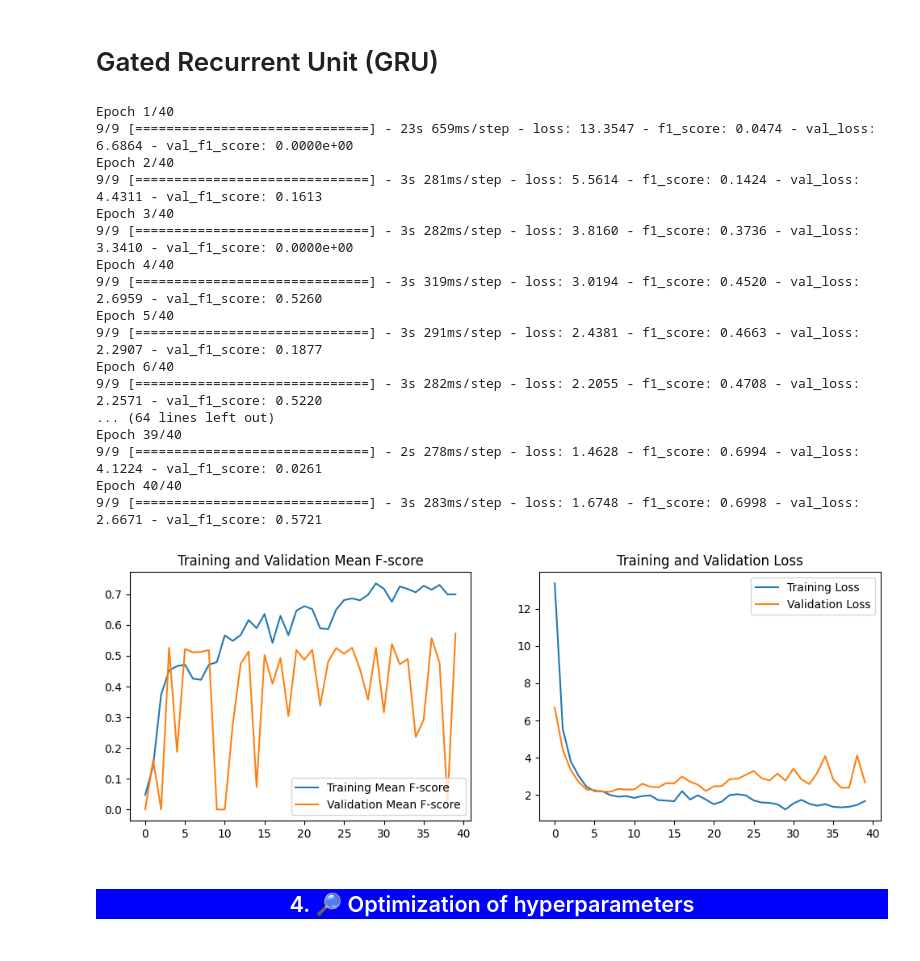
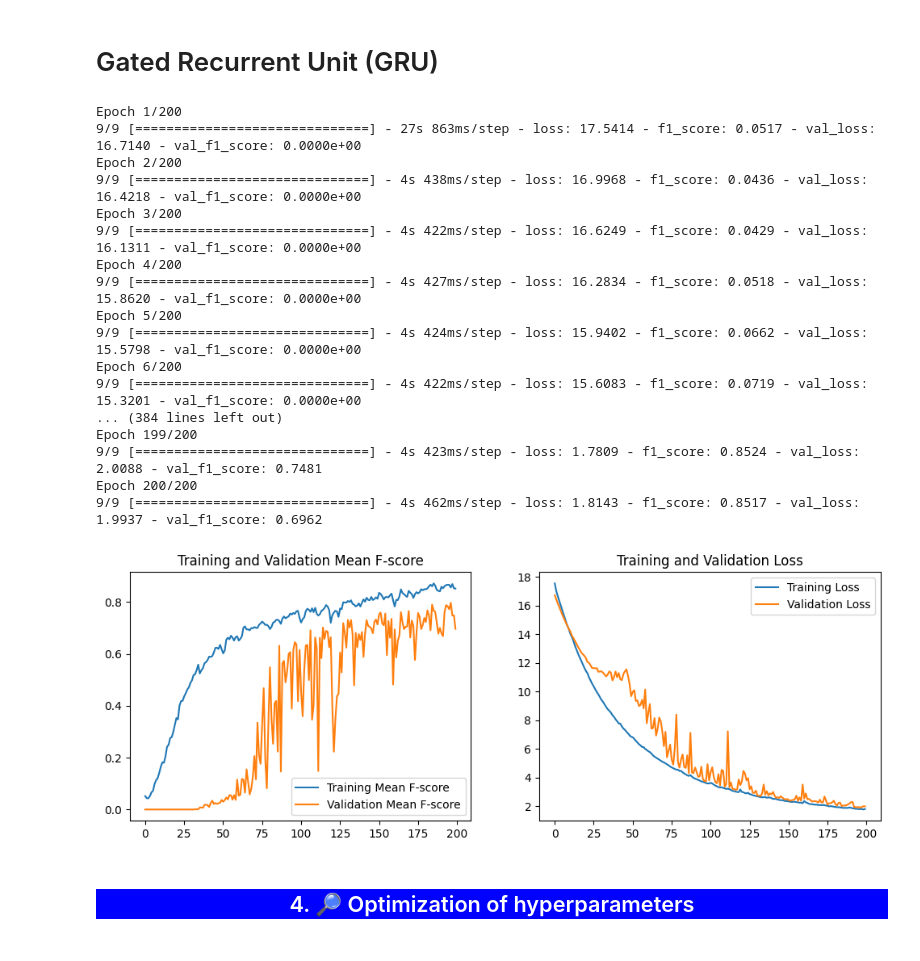
Before and after one commit to annamalkova8/Motorica-internship-task, a Jupyter notebook: motorica-internship-task.ipynb, the cells around one changed output. Drawn from its saved outputs; the diff is of its cells as text; code cells hidden in the pictures.

```diff
--- a/motorica-internship-task.ipynb
+++ b/motorica-internship-task.ipynb
@@ -350,46 +375,47 @@ Epoch 40/40
 # Gated Recurrent Unit (GRU)
 # %%
 model_gru = Sequential()
-model_gru.add(Bidirectional(GRU(100, return_sequences=True,
-                            kernel_regularizer=l1(0.01)),
+model_gru.add(Bidirectional(GRU(150, return_sequences=True,
+                            kernel_regularizer=l2(0.1)),
                         input_shape=(n_timesteps, n_features)
                        ))
 model_gru.add(BatchNormalization())
-model_gru.add(Bidirectional(GRU(50, return_sequences=True)))
+model_gru.add(Bidirectional(GRU(100, return_sequences=True)))
 model_gru.add(BatchNormalization())
 model_gru.add(Bidirectional(GRU(50, return_sequences=True)))
 model_gru.add(BatchNormalization())
 model_gru.add(Bidirectional(GRU(25, return_sequences=True)))
 model_gru.add(BatchNormalization())
-model_gru.add(Dropout(0.2))
+model_gru.add(Dropout(0.4))
 model_gru.add(TimeDistributed(Dense(n_classes, activation='softmax')))
-optimizer = Adam(learning_rate=0.01)
+optimizer = Adam(learning_rate=0.0001)
 model_gru.compile(loss='categorical_crossentropy', optimizer=optimizer, metrics=[f1_score])
 history_gru = model_gru.fit(X_train_norm,
                     y_train,
-                    epochs=40,
+                    epochs=200,
                     batch_size=32,
                     validation_data=(X_valid_norm, y_valid))
-plot_accur(history_gru, epochs=40)
+plot_accur(history_gru, epochs=200)
+K.clear_session()
 # %% [output]
-Epoch 1/40
-9/9 [==============================] - 23s 659ms/step - loss: 13.3547 - f1_score: 0.0474 - val_loss: 6.6864 - val_f1_score: 0.0000e+00
-Epoch 2/40
-9/9 [==============================] - 3s 281ms/step - loss: 5.5614 - f1_score: 0.1424 - val_loss: 4.4311 - val_f1_score: 0.1613
-Epoch 3/40
-9/9 [==============================] - 3s 282ms/step - loss: 3.8160 - f1_score: 0.3736 - val_loss: 3.3410 - val_f1_score: 0.0000e+00
-Epoch 4/40
-9/9 [==============================] - 3s 319ms/step - loss: 3.0194 - f1_score: 0.4520 - val_loss: 2.6959 - val_f1_score: 0.5260
-Epoch 5/40
-9/9 [==============================] - 3s 291ms/step - loss: 2.4381 - f1_score: 0.4663 - val_loss: 2.2907 - val_f1_score: 0.1877
-Epoch 6/40
-9/9 [==============================] - 3s 282ms/step - loss: 2.2055 - f1_score: 0.4708 - val_loss: 2.2571 - val_f1_score: 0.5220
-... (64 lines left out)
-Epoch 39/40
-9/9 [==============================] - 2s 278ms/step - loss: 1.4628 - f1_score: 0.6994 - val_loss: 4.1224 - val_f1_score: 0.0261
-Epoch 40/40
-9/9 [==============================] - 3s 283ms/step - loss: 1.6748 - f1_score: 0.6998 - val_loss: 2.6671 - val_f1_score: 0.5721
+Epoch 1/200
+9/9 [==============================] - 27s 863ms/step - loss: 17.5414 - f1_score: 0.0517 - val_loss: 16.7140 - val_f1_score: 0.0000e+00
+Epoch 2/200
+9/9 [==============================] - 4s 438ms/step - loss: 16.9968 - f1_score: 0.0436 - val_loss: 16.4218 - val_f1_score: 0.0000e+00
+Epoch 3/200
+9/9 [==============================] - 4s 422ms/step - loss: 16.6249 - f1_score: 0.0429 - val_loss: 16.1311 - val_f1_score: 0.0000e+00
+Epoch 4/200
+9/9 [==============================] - 4s 427ms/step - loss: 16.2834 - f1_score: 0.0518 - val_loss: 15.8620 - val_f1_score: 0.0000e+00
+Epoch 5/200
+9/9 [==============================] - 4s 424ms/step - loss: 15.9402 - f1_score: 0.0662 - val_loss: 15.5798 - val_f1_score: 0.0000e+00
+Epoch 6/200
+9/9 [==============================] - 4s 422ms/step - loss: 15.6083 - f1_score: 0.0719 - val_loss: 15.3201 - val_f1_score: 0.0000e+00
+... (384 lines left out)
+Epoch 199/200
+9/9 [==============================] - 4s 423ms/step - loss: 1.7809 - f1_score: 0.8524 - val_loss: 2.0088 - val_f1_score: 0.7481
+Epoch 200/200
+9/9 [==============================] - 4s 462ms/step - loss: 1.8143 - f1_score: 0.8517 - val_loss: 1.9937 - val_f1_score: 0.6962
-[figure, old version]
+[figure, new version]
 # %% [markdown]
 <a id="4"></a>
 <h2 style='background:blue; border:0; color:white'><center>4. 🔎 Optimization of hyperparameters </center><h2>
```
Also changed, not shown: parts of 16 cells of this notebook.
